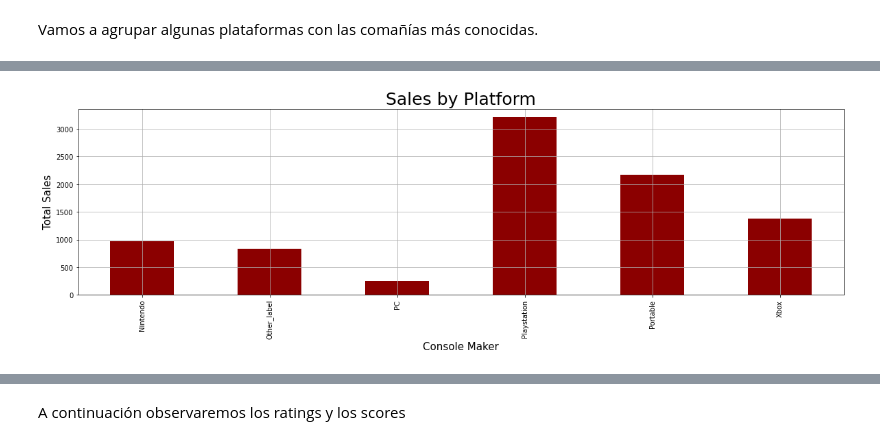
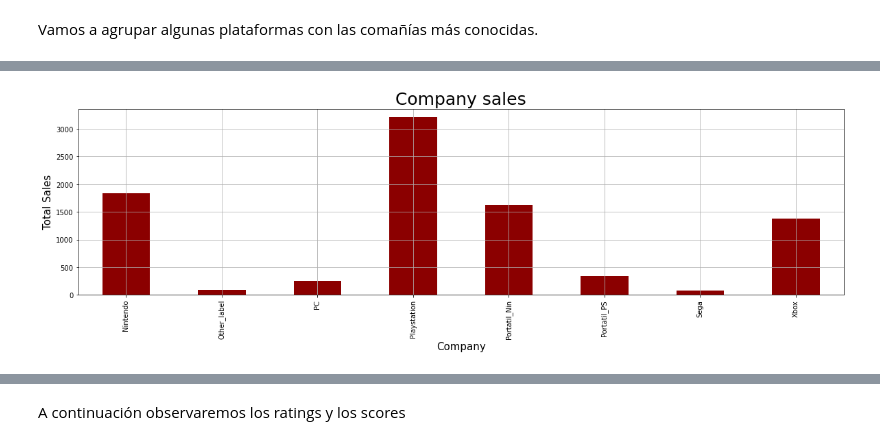
Before and after one commit to prope-2020-gh-classroom/practica-final-por-equipos-verano-2020-itam-jreyesgar93, a Jupyter notebook: Analisis_exploratorio.ipynb, the cells around one changed output, grey strips where cells are left out. Cells and saved outputs as stored; diff of their text form; code cells hidden in the pictures.

```diff
--- a/Analisis_exploratorio.ipynb
+++ b/Analisis_exploratorio.ipynb
@@ -106,9 +106,11 @@ Vamos a agrupar algunas plataformas con las comañías más conocidas.
 platforms = {"Playstation": ["PS", "PS2", "PS3", "PS4"],
              "Xbox": ["XB", "X360", "XOne"],
              "PC": ["PC"],
-             "Nintendo": ["Wii", "WiiU"],
-             "Portable": ["GB", "GBA", "GC", "DS", "3DS", "PSP", "PSV"]}
+             "Nintendo": ["SNES", "N64","NES", "GC","Wii", "WiiU"],
+             "Portatil_Nin": ["GB", "GBA",  "DS", "3DS"],
+             "Portatil_PS" : ["PSP", "PSV"],
+             "Sega": ["DC", "GEN", "SAT", "SCD"]}
 
 video_games["Grouped_Platform"] = video_games["Platform"].apply(lambda x: label(x, groups=platforms))
-video_games["Grouped_Platform"]
+video_games["Grouped_Platform"].unique()
 # %% [output]
@@ -127,9 +119,9 @@ Name: Grouped_Platform, Length: 16448, dtype: object
 # %%
-Platform_grouped = video_games.groupby(by = 'Grouped_Platform')
+Platform_grouped = video_games[video_games['Year_of_Release'] < 2017].groupby(by = 'Grouped_Platform')
 total_sales = (Platform_grouped['Global_Sales']).sum().plot(kind = 'bar', grid=True, figsize=(20,5), color = 'darkred')
-plt.title('Sales by Platform', size = 25)
-plt.xlabel('Console Maker', size = 15)
+plt.title('Company sales', size = 25)
+plt.xlabel('Company', size = 15)
 plt.ylabel('Total Sales',size = 15)
 plt.show()
 # %% [output]
-[figure, old version]
+[figure, new version]
```
Also changed, not shown: parts of 6 cells of this notebook.
